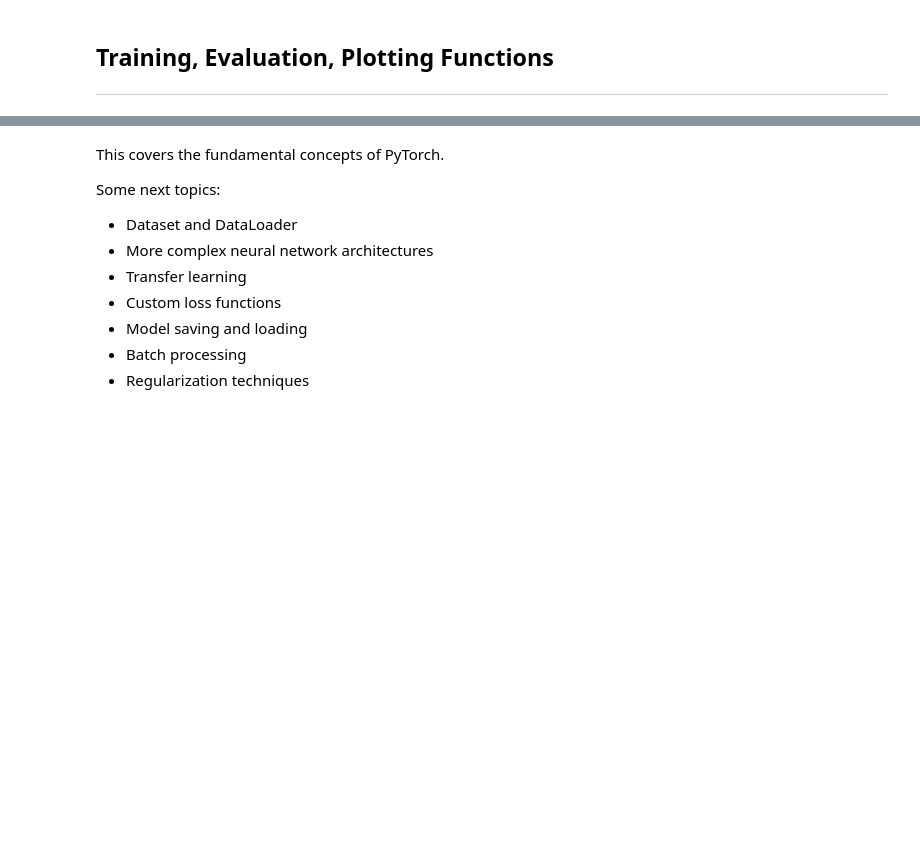
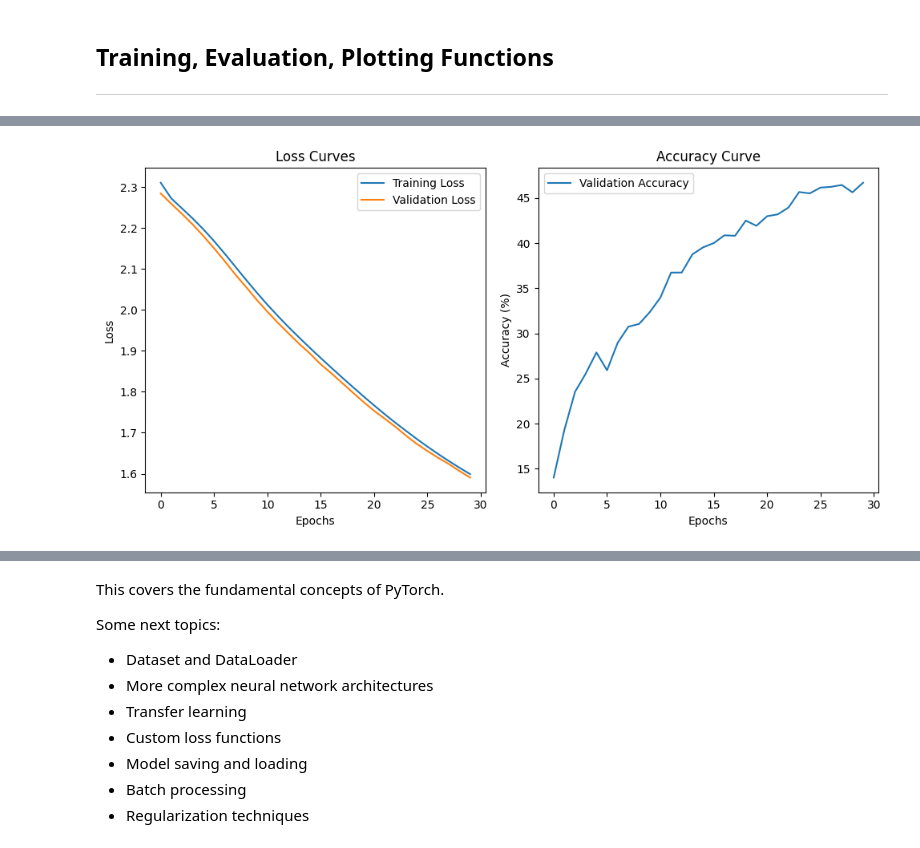
Before and after one commit to pranav-vish/PyTorch-Refresher, a Jupyter notebook: learn.ipynb, the cells around one changed output, grey strips where cells are left out. Cells and saved outputs as stored; diff of their text form; code cells hidden in the pictures; blank space fills up the shorter version.

```diff
--- a/learn.ipynb
+++ b/learn.ipynb
@@ -161,13 +156,11 @@ print(x_train.shape, x_test.shape, y_train.shape, y_test.shape)
 # %% [output]
 torch.Size([400, 4]) torch.Size([100, 4]) torch.Size([400, 1]) torch.Size([100, 1])
 # %%
-
-
 criterion = nn.MSELoss()
-optimizer = torch.optim.SGD(model.parameters(), lr= 0.001)
+optimizer = torch.optim.SGD(model_1.parameters(), lr= 0.001)
 
 for epoch in range(10000):
-    y_pred = model(x_train)
+    y_pred = model_1(x_train)
     loss = criterion(y_pred, y_train)
 
     optimizer.zero_grad()
@@ -434,0 +422,22 @@ def plot_eval_res(predictions, targets):
+# %%
+def plot_train_metrics(train_losses, test_losses, test_accuracies):
+    # Plot training and validation loss
+    plt.figure(figsize=(10, 5))
+    plt.subplot(1, 2, 1)
+    plt.plot(train_losses, label='Training Loss')
+    plt.plot(test_losses, label='Validation Loss')
+    plt.xlabel('Epochs')
+    plt.ylabel('Loss')
+    plt.legend()
+    plt.title('Loss Curves')
+
+    # Plot validation accuracy
+    plt.subplot(1, 2, 2)
+    plt.plot(test_accuracies, label='Validation Accuracy')
+    plt.xlabel('Epochs')
+    plt.ylabel('Accuracy (%)')
+    plt.legend()
+    plt.title('Accuracy Curve')
+
+    plt.tight_layout()
+    plt.show()
@@ -506 +508,5 @@ Test Accuracy: 9.75%
+# %%
+plot_train_metrics(train_losses, test_losses, test_accuracies)
+# %% [output]
+[figure, added]
 # %%
```
Also changed, not shown: parts of 28 cells of this notebook.
